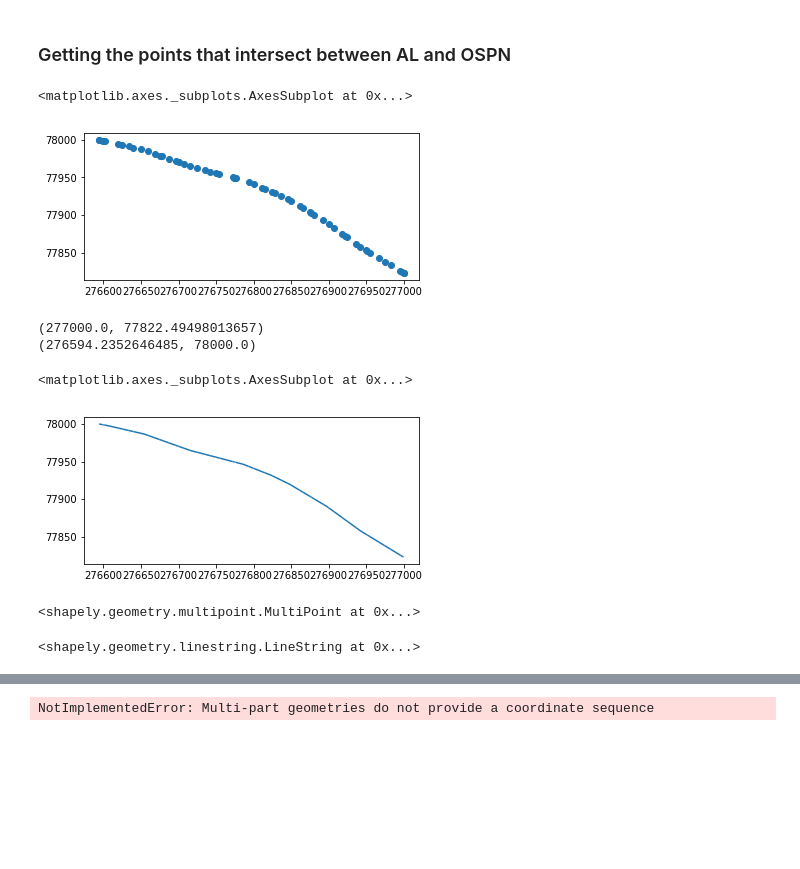
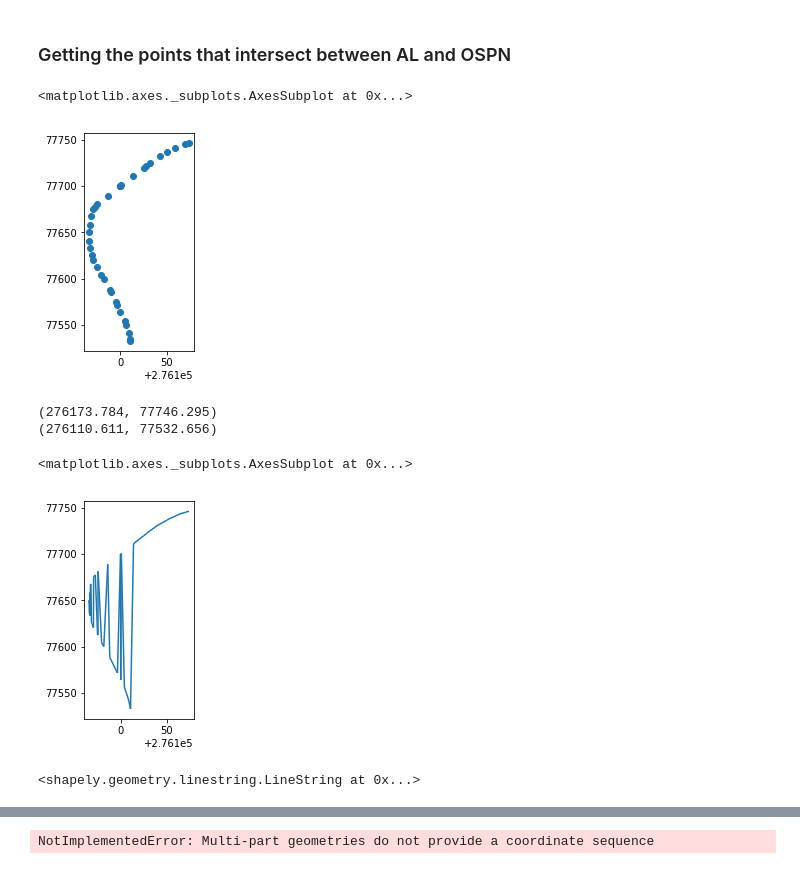
Before and after one commit to Rasp01/ATN_Devon, a Jupyter notebook: Adding_OSPN_to_Network.ipynb, the cells around one changed output, grey strips where cells are left out. Drawn from its saved outputs; the diff is of its cells as text; code cells hidden in the pictures; blank space fills up the shorter version.

```diff
--- a/Adding_OSPN_to_Network.ipynb
+++ b/Adding_OSPN_to_Network.ipynb
@@ -39,8 +39,7 @@ OSDPN_gpd.to_file("Study_area/SX7677/OSDPN_gpd.geojson", driver='GeoJSON',crs='E
 # %% [markdown]
 ### Getting the points that intersect between AL and OSPN
 # %%
-row1 =OSDPN_gpd.iloc[10]
-#row1 =OSDPN_gpd.iloc[12]
+row1 =OSDPN_gpd.iloc[12]
 row1.geometry.geom_type
 first_path_gpd = gpd.GeoSeries(row1)
 intersects = {}
@@ -112,34 +111,34 @@ else:
                         height.append(intersecting_point.z)
                         intersecting_point_fid = 'dpn_' + str(count)
                         fid.append(intersecting_point_fid)
 
                         count = count + 1
                     else:
                         for pt in intersecting_point:
                             intersects[count]=(Point(pt.x, pt.y,pt.z))
                             geom_points.append(Point(pt.x, pt.y,pt.z))
                             height.append(pt.z)
                             intersecting_point_fid = 'al+dpn_' + str(count)
                             fid.append(intersecting_point_fid)
 
                             count = count + 1
 
                     previous_point = intersecting_point
 
         end_point = Point(linestring.coords[-1])
         intersects[count]= end_point
         geom_points.append(end_point)
         height.append(end_point.z)
         start_point_fid = 'dpn_' + str(count)
         fid.append(start_point_fid)
         count = count + 1
 
 DPN_paths_nodes = gpd.GeoDataFrame({'fid': fid,'height':height,'DPN': 1, 'geometry': geom_points},crs = 27700)
 points = MultiPoint(geom_points)
 DPN_paths_nodes.plot()
 # %% [output]
 <matplotlib.axes._subplots.AxesSubplot at 0x...>
-[figure, old version]
+[figure, new version]
 # %%
 import shapely as shapely
 from shapely.ops import split,snap
@@ -181,18 +180,19 @@ else:
 splitted_lines = gpd.GeoSeries(lines)
 splitted_lines.plot()
 # %% [output]
-(277000.0, 77822.49498013657)
-(276594.2352646485, 78000.0)
+(276173.784, 77746.295)
+(276110.611, 77532.656)
 <matplotlib.axes._subplots.AxesSubplot at 0x...>
-[figure, old version]
+[figure, new version]
-# %%
-union
-# %% [output]
-<shapely.geometry.multipoint.MultiPoint at 0x...>
-# %%
-line
-# %% [output]
-<shapely.geometry.linestring.LineString at 0x...>
+# %%
+test_line = []
+first_point = union[0]
+for point in union[1:]:
+    test_line.append(LineString([(first_point.x,first_point.y),(point.x,point.y)]))
+    first_point = point
+test_line[45]
+# %% [output]
+<shapely.geometry.linestring.LineString at 0x...>
 # %%
 back_array = Haytor_map.read(1)
 palette = np.array([value for key, value in Haytor_map.colormap(1).items()])
```
Also changed, not shown: parts of 7 cells of this notebook.
